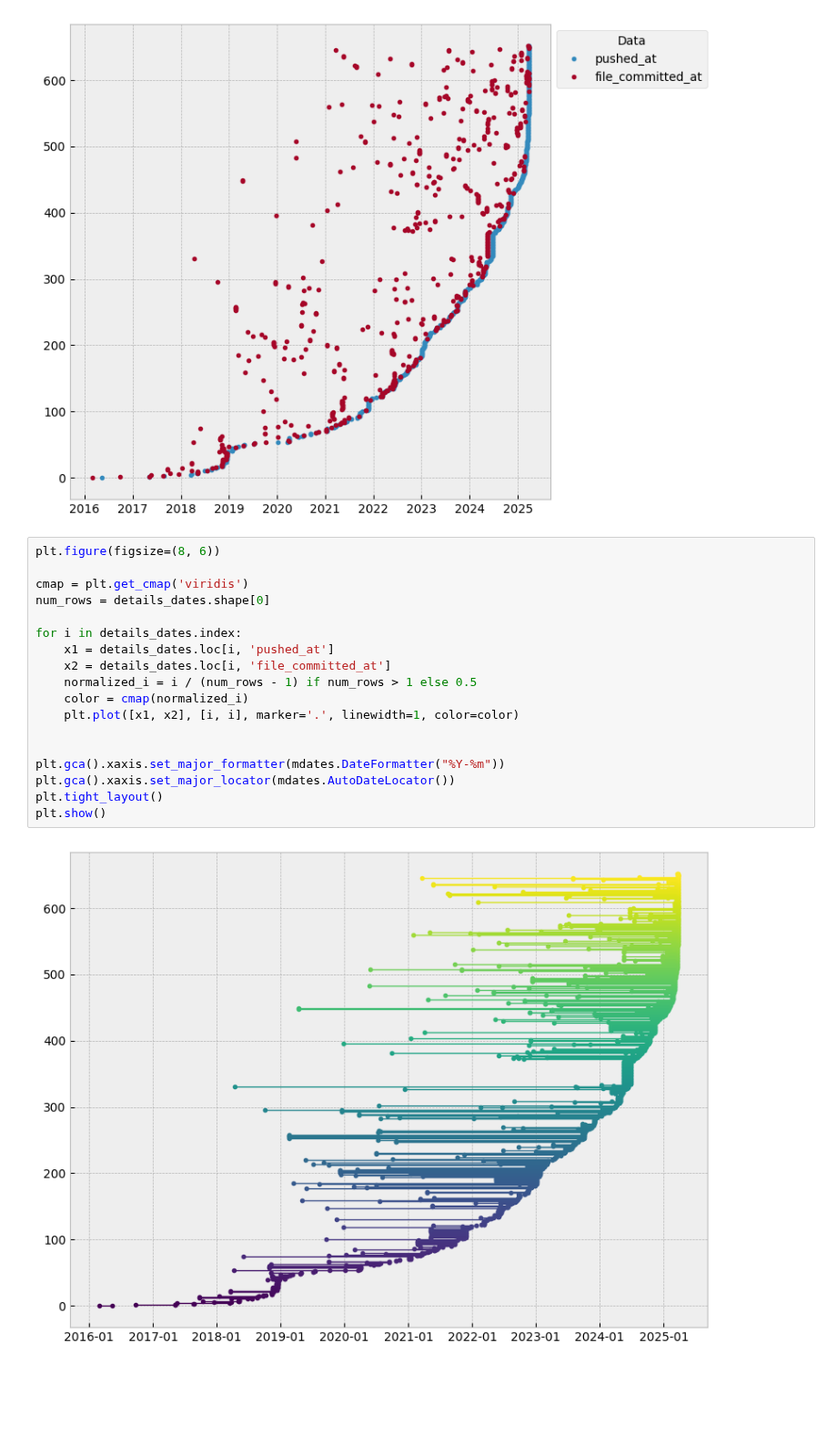
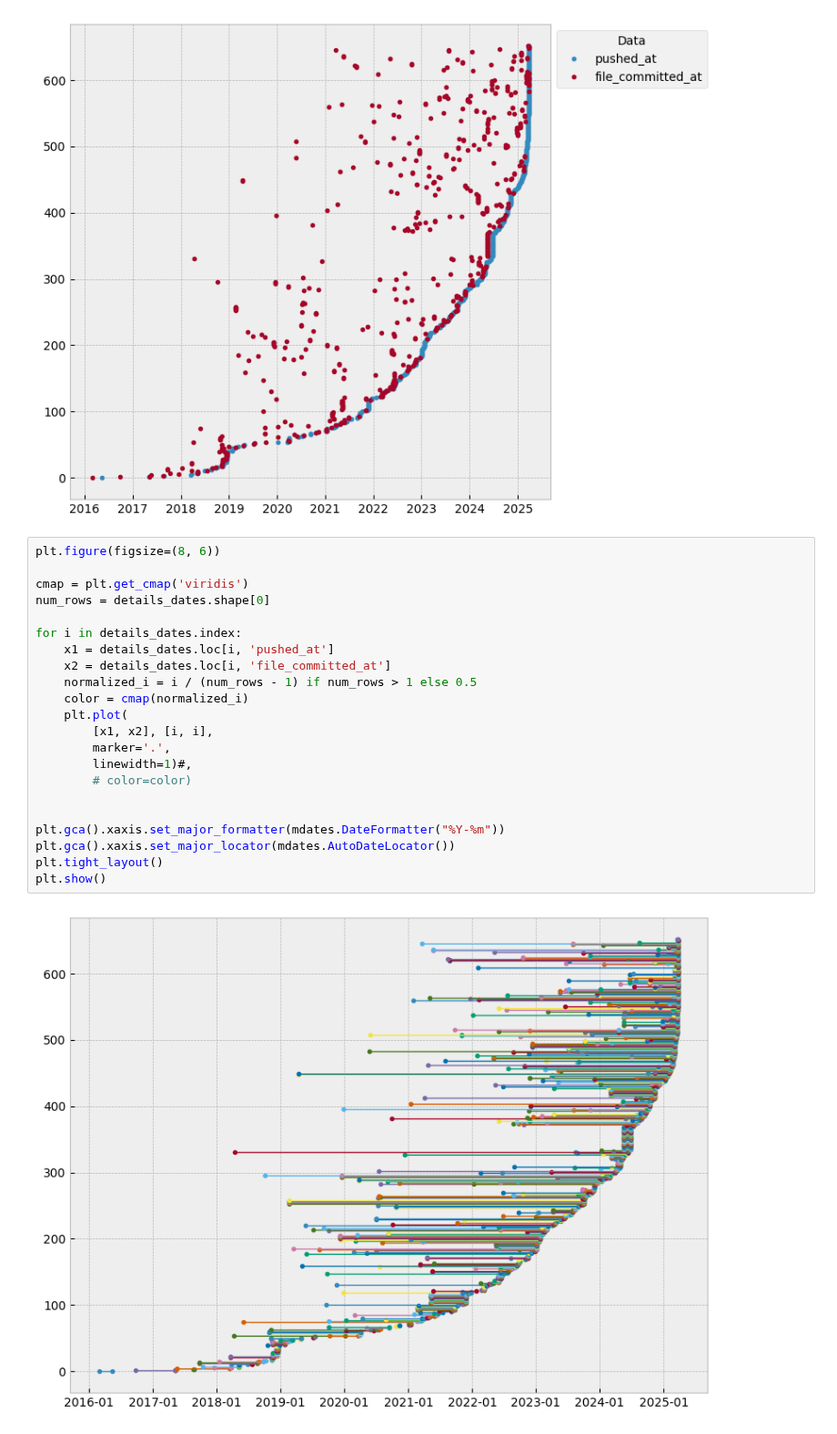
Before and after one commit to xisberto/hpa_usage, a Jupyter notebook: hpa_classify.ipynb, the cells around one changed output. Shown at 91% size. Cells and saved outputs as stored; diff of their text form; blank space fills up the shorter version.

```diff
--- a/hpa_classify.ipynb
+++ b/hpa_classify.ipynb
@@ -748,20 +748,24 @@ plt.show()
 # %%
 plt.figure(figsize=(8, 6))
 
 cmap = plt.get_cmap('viridis')
 num_rows = details_dates.shape[0]
 
 for i in details_dates.index:
     x1 = details_dates.loc[i, 'pushed_at']
     x2 = details_dates.loc[i, 'file_committed_at']
     normalized_i = i / (num_rows - 1) if num_rows > 1 else 0.5
     color = cmap(normalized_i)
-    plt.plot([x1, x2], [i, i], marker='.', linewidth=1, color=color)
+    plt.plot(
+        [x1, x2], [i, i],
+        marker='.',
+        linewidth=1)#,
+        # color=color)
 
 
 plt.gca().xaxis.set_major_formatter(mdates.DateFormatter("%Y-%m"))
 plt.gca().xaxis.set_major_locator(mdates.AutoDateLocator())
 plt.tight_layout()
 plt.show()
 # %% [output]
-[figure, old version]
+[figure, new version]
```
Also changed, not shown: parts of 2 cells of this notebook.
